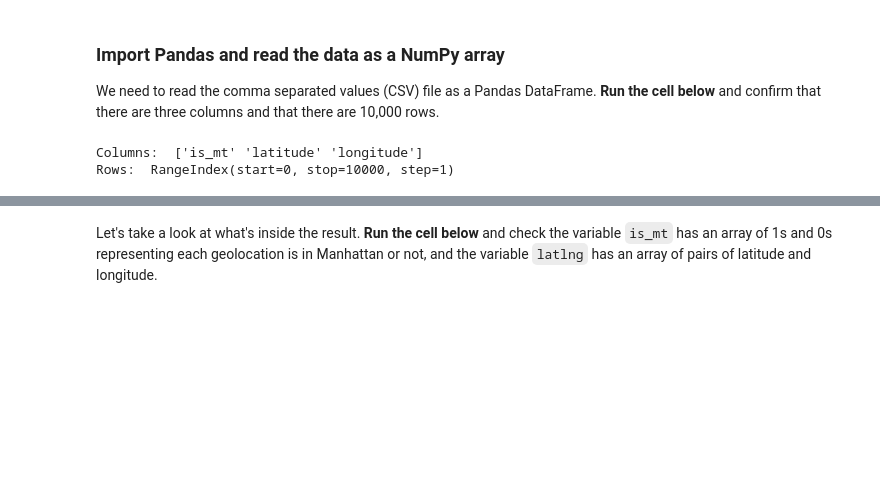
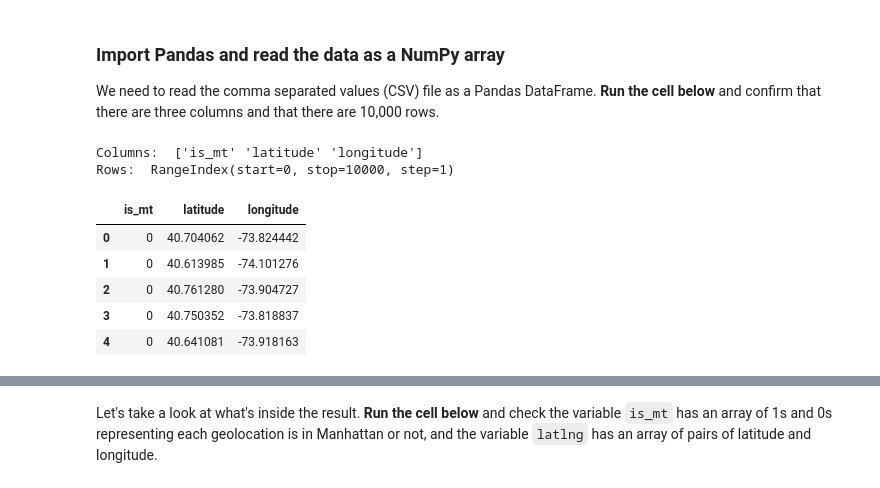
Before and after one commit to karthikmswamy/TF_Intro_Notebooks, a Jupyter notebook: 2. Classify Manhattan with TensorFlow.ipynb, the cells around one changed output, grey strips where cells are left out. Cells and saved outputs as stored; diff of their text form; code cells hidden in the pictures; blank space fills up the shorter version.

```diff
--- a/2. Classify Manhattan with TensorFlow.ipynb
+++ b/2. Classify Manhattan with TensorFlow.ipynb
@@ -45,3 +45,12 @@ print("Rows: ", df.index)
 # %% [output]
 Columns:  ['is_mt' 'latitude' 'longitude']
 Rows:  RangeIndex(start=0, stop=10000, step=1)
+# %%
+df.head()
+# %% [output]
+|  | is_mt | latitude | longitude |
+| 0 | 0 | 40.704062 | -73.824442 |
+| 1 | 0 | 40.613985 | -74.101276 |
+| 2 | 0 | 40.761280 | -73.904727 |
+| 3 | 0 | 40.750352 | -73.818837 |
+| 4 | 0 | 40.641081 | -73.918163 |
```
Also changed, not shown: parts of 6 cells of this notebook.
